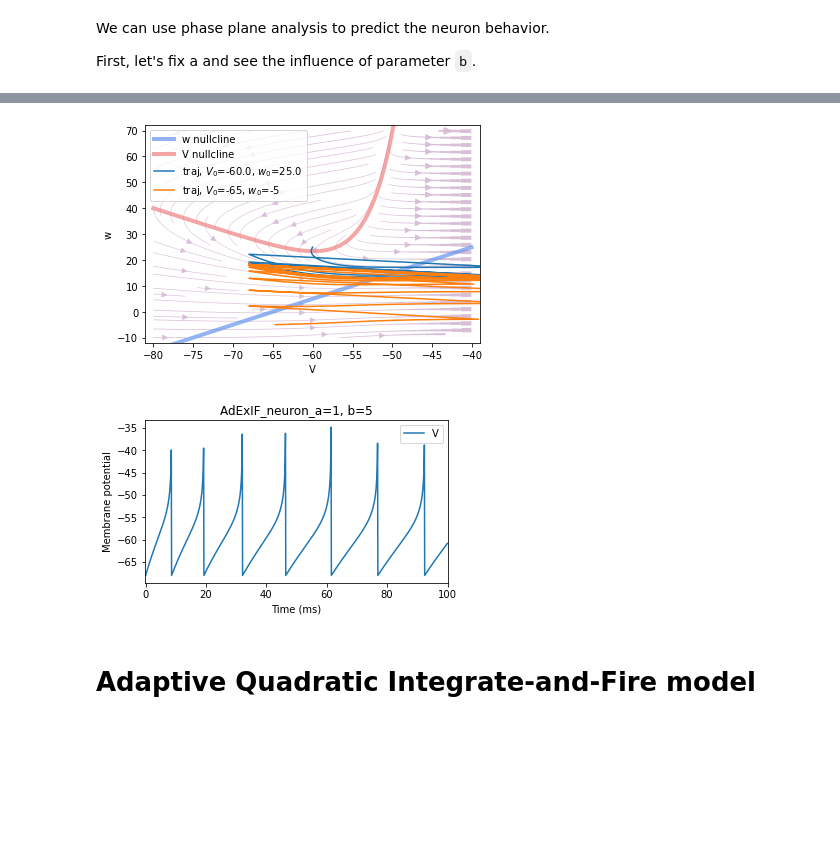
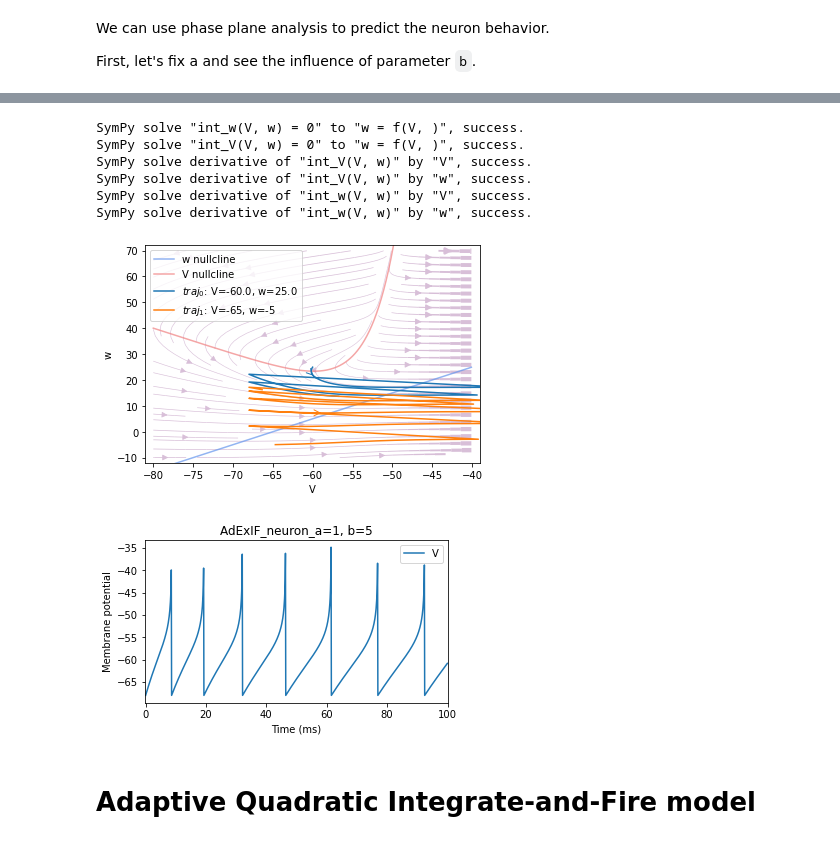
Before and after one commit to quanpeng0/BrainModels, a Jupyter notebook: docs/tutorials/neurons/AdIF_model.ipynb, the cells around one changed output, grey strips where cells are left out. Saved outputs shown, nothing was run; the diff lists cells and outputs as text; code cells hidden in the pictures; blank space fills up the shorter version.

Commit message:
update dynamics analysis

```diff
--- a/docs/tutorials/neurons/AdIF_model.ipynb
+++ b/docs/tutorials/neurons/AdIF_model.ipynb
@@ -121,25 +138,32 @@ run_neuron(AdEx, I_ext=I_ext, duration=100., title='_a='+str(a)+', b='+str(b)+'(
 # %%
 # a>0, medium b
 a=1
 b=5
 I_ext=25.
 AdEx = get_AdExIF(a=a, b=b)
 
 # phase plane analysis
-analyzer = bp.PhasePortraitAnalyzer(
+analyzer = bp.analysis.PhasePlane(
     model=AdEx,
     target_vars={'V': [-80, -40], 'w': [-10., 70]},
     fixed_vars={'I_ext': I_ext})
 analyzer.plot_nullcline()
 analyzer.plot_vector_field()
 analyzer.plot_fixed_point()
-analyzer.plot_trajectory([(-60., 25., 100), (-65, -5, 500)],
+analyzer.plot_trajectory([{'V': -60., 'w': 25.},{'V': -65, 'w': -5}],
+                         duration=50.,
                          inputs=('ST.input', I_ext),
                          show=True)
 
 run_neuron(AdEx, I_ext=I_ext, duration=100., title='_a='+str(a)+', b='+str(b))
 # %% [output]
+SymPy solve "int_w(V, w) = 0" to "w = f(V, )", success.
+SymPy solve "int_V(V, w) = 0" to "w = f(V, )", success.
+SymPy solve derivative of "int_V(V, w)" by "V", success.
+SymPy solve derivative of "int_V(V, w)" by "w", success.
+SymPy solve derivative of "int_w(V, w)" by "V", success.
+SymPy solve derivative of "int_w(V, w)" by "w", success.
-[figure, old version]
+[figure, new version]
 [figure]
 # %% [markdown]
 # Adaptive Quadratic Integrate-and-Fire model
```
Also changed, not shown: parts of 5 cells of this notebook, 11 other files.
